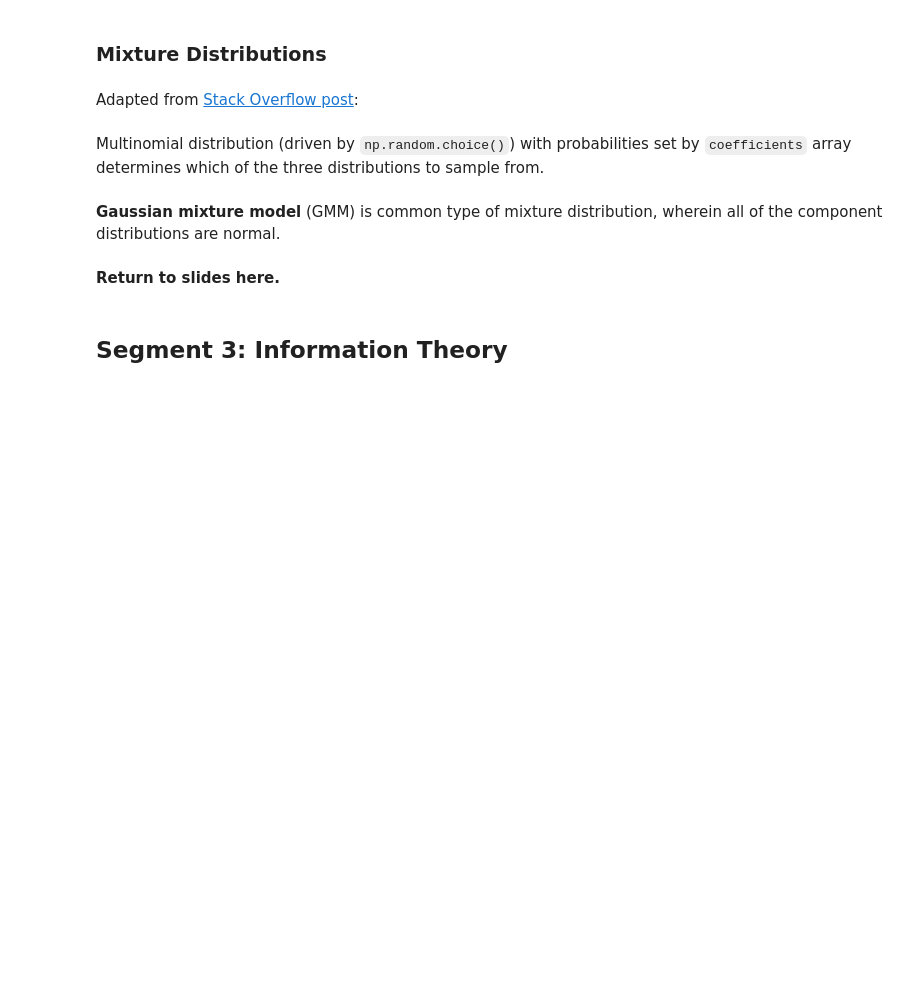
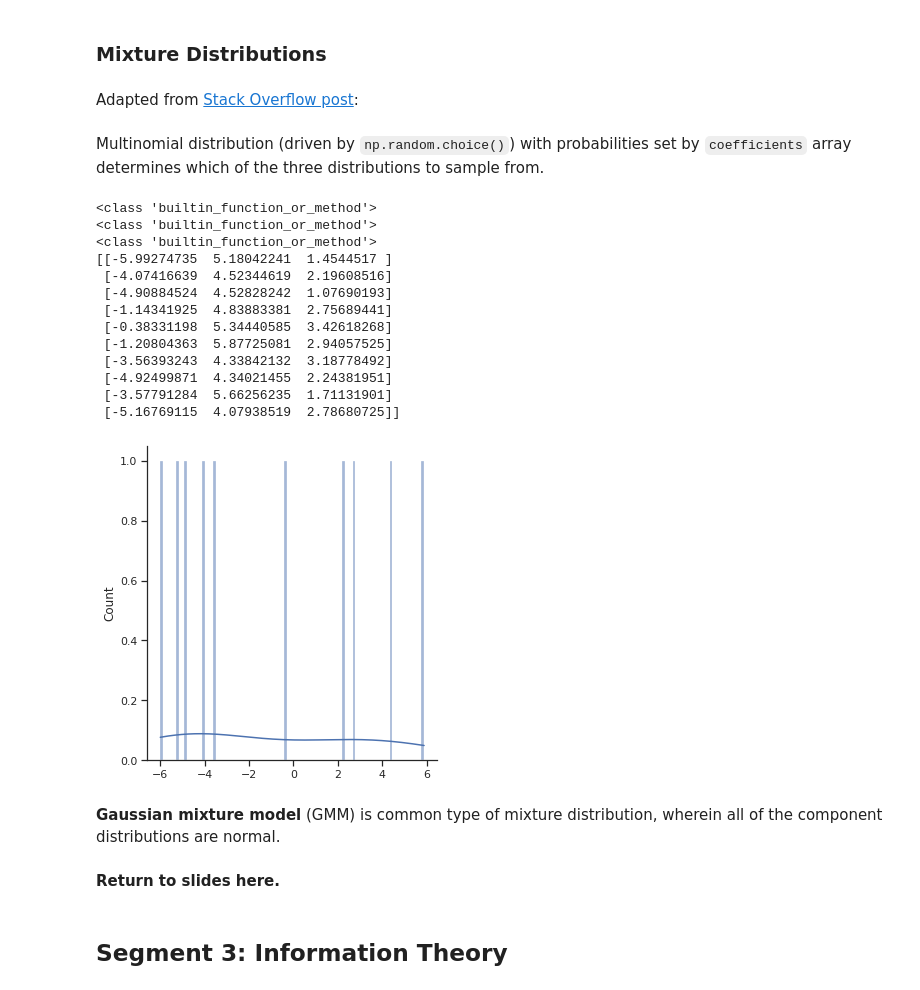
Before and after one commit to amazingpaddy/appliedAiCourse, a Jupyter notebook: ML-foundations-master/notebooks/5-probability.ipynb, the cells around one changed output. Saved outputs shown, nothing was run; the diff lists cells and outputs as text; code cells hidden in the pictures; blank space fills up the shorter version.

```diff
--- a/ML-foundations-master/notebooks/5-probability.ipynb
+++ b/ML-foundations-master/notebooks/5-probability.ipynb
@@ -1073,22 +1144,39 @@ Multinomial distribution (driven by `np.random.choice()`) with probabilities set
 # %%
 distributions = [
     {"type": np.random.normal, "kwargs": {"loc": -3, "scale": 2}},
     {"type": np.random.uniform, "kwargs": {"low": 4, "high": 6}},
     {"type": np.random.normal, "kwargs": {"loc": 2, "scale": 1}},
 ]
 
 coefficients = np.array([0.5, 0.2, 0.3])
 coefficients /= coefficients.sum()      # in case these did not add up to 1
-sample_size = 10000
+sample_size = 10
 
 num_distr = len(distributions)
 data = np.zeros((sample_size, num_distr))
 for idx, distr in enumerate(distributions):
+    print(type(distr["type"]))
     data[:, idx] = distr["type"](size=(sample_size,), **distr["kwargs"])
+print(data)
 
 random_idx = np.random.choice(np.arange(num_distr), size=(sample_size,), p=coefficients)
 sample = data[np.arange(sample_size), random_idx]
 _ = sns.displot(sample, bins=100, kde=True)
+# %% [output]
+<class 'builtin_function_or_method'>
+<class 'builtin_function_or_method'>
+<class 'builtin_function_or_method'>
+[[-5.99274735  5.18042241  1.4544517 ]
+ [-4.07416639  4.52344619  2.19608516]
+ [-4.90884524  4.52828242  1.07690193]
+ [-1.14341925  4.83883381  2.75689441]
+ [-0.38331198  5.34440585  3.42618268]
+ [-1.20804363  5.87725081  2.94057525]
+ [-3.56393243  4.33842132  3.18778492]
+ [-4.92499871  4.34021455  2.24381951]
+ [-3.57791284  5.66256235  1.71131901]
+ [-5.16769115  4.07938519  2.78680725]]
+[figure, added]
 # %% [markdown]
 **Gaussian mixture model** (GMM) is common type of mixture distribution, wherein all of the component distributions are normal.
 # %% [markdown]
```
Also changed, not shown: parts of 91 cells of this notebook.
